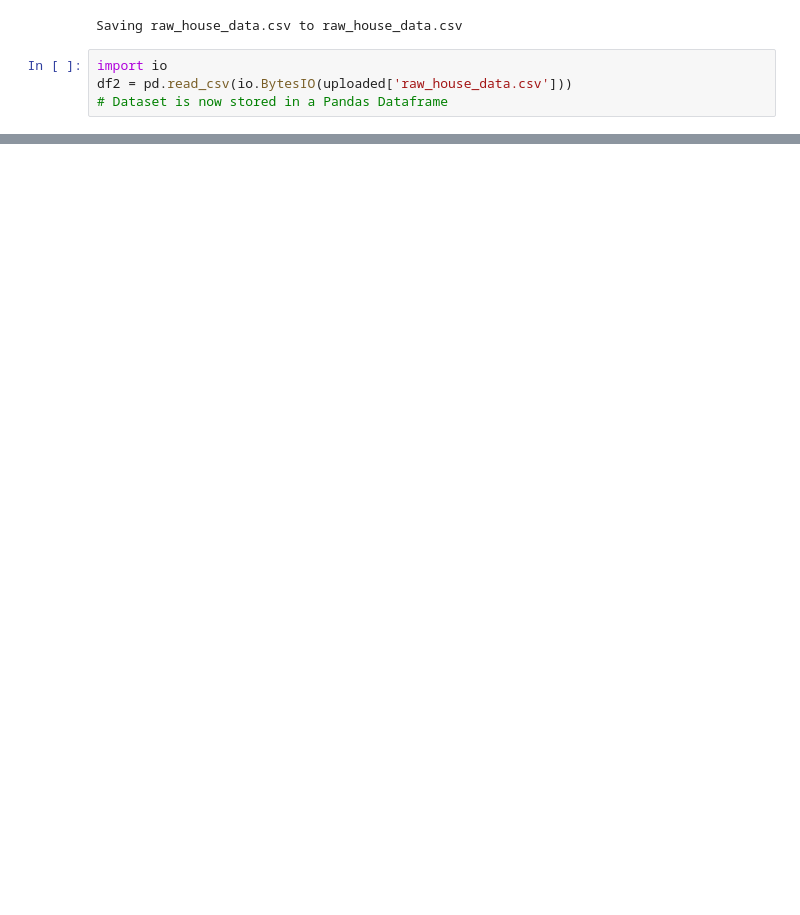
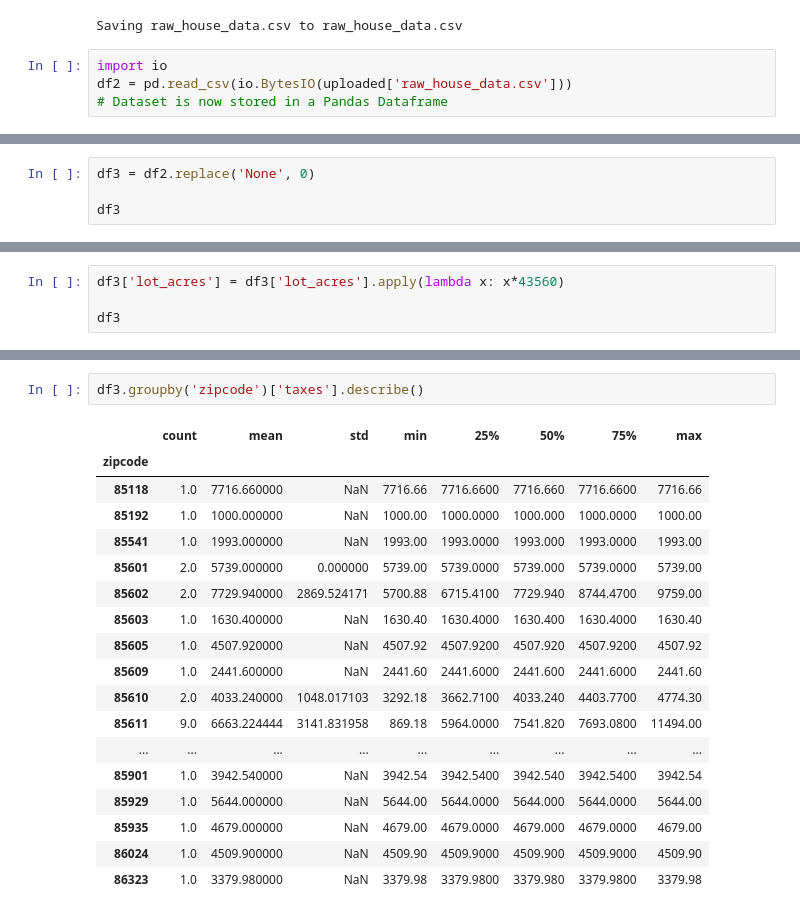
Before and after one commit to NatnaelMengistu1/DS, a Jupyter notebook: Data_Cleaning_and_EDA.ipynb, the cells around one changed output, grey strips where cells are left out. Cells and saved outputs as stored; diff of their text form; blank space fills up the shorter version.

```diff
--- a/Data_Cleaning_and_EDA.ipynb
+++ b/Data_Cleaning_and_EDA.ipynb
@@ -39,0 +193,4 @@ df2.head()
+# %%
+df3 = df2.replace('None', 0)
+
+df3
@@ -39,0 +215,4 @@ df2.head()
+# %%
+df3['lot_acres'] = df3['lot_acres'].apply(lambda x: x*43560)
+
+df3
@@ -39,0 +233,21 @@ df2.head()
+# %%
+df3.groupby('zipcode')['taxes'].describe()
+# %% [output]
+|  | count | mean | std | min | 25% | 50% | 75% | max |
+| zipcode |  |  |  |  |  |  |  |  |
+| 85118 | 1.0 | 7716.660000 | NaN | 7716.66 | 7716.6600 | 7716.660 | 7716.6600 | 7716.66 |
+| 85192 | 1.0 | 1000.000000 | NaN | 1000.00 | 1000.0000 | 1000.000 | 1000.0000 | 1000.00 |
+| 85541 | 1.0 | 1993.000000 | NaN | 1993.00 | 1993.0000 | 1993.000 | 1993.0000 | 1993.00 |
+| 85601 | 2.0 | 5739.000000 | 0.000000 | 5739.00 | 5739.0000 | 5739.000 | 5739.0000 | 5739.00 |
+| 85602 | 2.0 | 7729.940000 | 2869.524171 | 5700.88 | 6715.4100 | 7729.940 | 8744.4700 | 9759.00 |
+| 85603 | 1.0 | 1630.400000 | NaN | 1630.40 | 1630.4000 | 1630.400 | 1630.4000 | 1630.40 |
+| 85605 | 1.0 | 4507.920000 | NaN | 4507.92 | 4507.9200 | 4507.920 | 4507.9200 | 4507.92 |
+| 85609 | 1.0 | 2441.600000 | NaN | 2441.60 | 2441.6000 | 2441.600 | 2441.6000 | 2441.60 |
+| 85610 | 2.0 | 4033.240000 | 1048.017103 | 3292.18 | 3662.7100 | 4033.240 | 4403.7700 | 4774.30 |
+| 85611 | 9.0 | 6663.224444 | 3141.831958 | 869.18 | 5964.0000 | 7541.820 | 7693.0800 | 11494.00 |
+| ... | ... | ... | ... | ... | ... | ... | ... | ... |
+| 85901 | 1.0 | 3942.540000 | NaN | 3942.54 | 3942.5400 | 3942.540 | 3942.5400 | 3942.54 |
+| 85929 | 1.0 | 5644.000000 | NaN | 5644.00 | 5644.0000 | 5644.000 | 5644.0000 | 5644.00 |
+| 85935 | 1.0 | 4679.000000 | NaN | 4679.00 | 4679.0000 | 4679.000 | 4679.0000 | 4679.00 |
+| 86024 | 1.0 | 4509.900000 | NaN | 4509.90 | 4509.9000 | 4509.900 | 4509.9000 | 4509.90 |
+| 86323 | 1.0 | 3379.980000 | NaN | 3379.98 | 3379.9800 | 3379.980 | 3379.9800 | 3379.98 |
```
Also changed, not shown: parts of 26 cells of this notebook.
